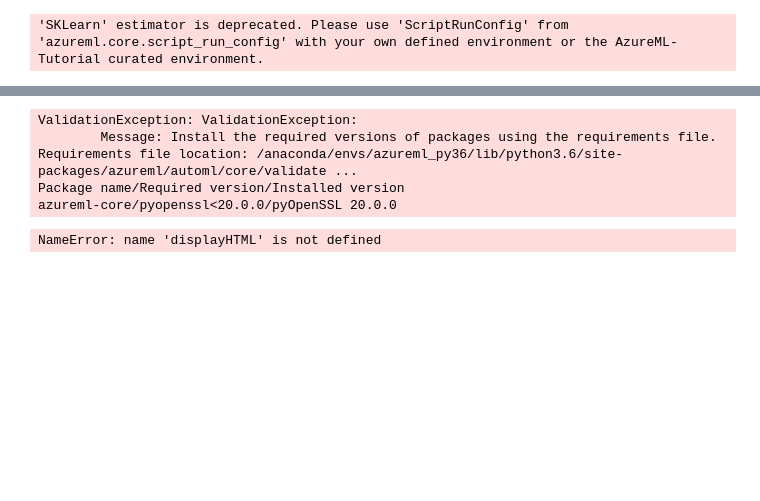
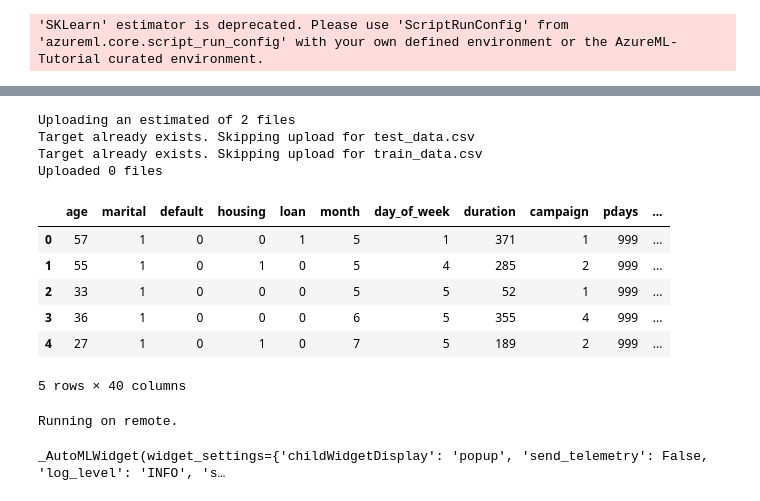
Before and after one commit to C4ball/Udacity_Optimizing_a_Pipeline_in_Azure, a Jupyter notebook: udacity-project.ipynb, the cells around one changed output, grey strips where cells are left out. Saved outputs shown, nothing was run; the diff lists cells and outputs as text; code cells hidden in the pictures; blank space fills up the shorter version.

```diff
--- a/udacity-project.ipynb
+++ b/udacity-project.ipynb
@@ -160,9 +167,12 @@ from azureml.data.dataset_factory import TabularDatasetFactory
 # "https://automlsamplenotebookdata.blob.core.windows.net/automl-sample-notebook-data/bankmarketing_train.csv"
 from azureml.core import Workspace, Dataset
 
+# dataset = Dataset.get_by_name(ws, name='Bank-marketing')
+# ds = dataset.to_pandas_dataframe()
 
 
-dataset = Dataset.get_by_name(ws, name='Bank-marketing')
+data_path = "https://automlsamplenotebookdata.blob.core.windows.net/automl-sample-notebook-data/bankmarketing_train.csv"
+dataset = TabularDatasetFactory.from_delimited_files(path=data_path)
 ds = dataset.to_pandas_dataframe()
 
 ### YOUR CODE HERE ###
@@ -176,3 +191,33 @@ df = x.join(y)
+# %%
+from azureml.core import Dataset
+#Export df to csv
+
+path = './outputs/'
+
+train_data.to_csv(path+'train_data.csv')
+test_data.to_csv(path+'test_data.csv')
+
+#Import csv as dataset
+datastore=ws.get_default_datastore()
+datastore.upload(src_dir=path)
+
+training_dataset = Dataset.Tabular.from_delimited_files(path = [(datastore, ('train_data.csv'))])
+test_dataset = Dataset.Tabular.from_delimited_files(path = [(datastore, ('test_data.csv'))])
+# %% [output]
+Uploading an estimated of 2 files
+Target already exists. Skipping upload for test_data.csv
+Target already exists. Skipping upload for train_data.csv
+Uploaded 0 files
+# %%
+df.head()
+# %% [output]
+|  | age | marital | default | housing | loan | month | day_of_week | duration | campaign | pdays | ... |
+| 0 | 57 | 1 | 0 | 0 | 1 | 5 | 1 | 371 | 1 | 999 | ... |
+| 1 | 55 | 1 | 0 | 1 | 0 | 5 | 4 | 285 | 2 | 999 | ... |
+| 2 | 33 | 1 | 0 | 0 | 0 | 5 | 5 | 52 | 1 | 999 | ... |
+| 3 | 36 | 1 | 0 | 0 | 0 | 6 | 5 | 355 | 4 | 999 | ... |
+| 4 | 27 | 1 | 0 | 1 | 0 | 7 | 5 | 189 | 2 | 999 | ... |
+5 rows × 40 columns
 # %%
 from azureml.train.automl import AutoMLConfig
 
@@ -190,18 +236,23 @@ automl_config = AutoMLConfig(
 # %%
 # Submit your automl run
-
+from azureml.core.experiment import Experiment
+from azureml.widgets import RunDetails
 # experiment=Experiment(ws,ws.name)
 
-local_run = experiment.submit(automl_config, show_output = True)
+exp = Experiment(workspace=ws, name="AutoML-project")
+automl_run = exp.submit(config = automl_config)
+
+
+RunDetails(automl_run).show()
+automl_run.wait_for_completion(show_output = True)
+assert(automl_run.get_status() == "Completed")
+
+
 ### YOUR CODE HERE ###
 # %% [output]
-ValidationException: ValidationException:
-        Message: Install the required versions of packages using the requirements file. Requirements file location: /anaconda/envs/azureml_py36/lib/python3.6/site-packages/azureml/automl/core/validate ...
-Package name/Required version/Installed version
-azureml-core/pyopenssl<20.0.0/pyOpenSSL 20.0.0
+Running on remote.
+_AutoMLWidget(widget_settings={'childWidgetDisplay': 'popup', 'send_telemetry': False, 'log_level': 'INFO', 's…
 # %%
-displayHTML("<a href={} target='_blank'>Azure Portal: {}</a>".format(local_run.get_portal_url(), local_run.id))
+displayHTML("<a href={} target='_blank'>Azure Portal: {}</a>".format(automl_run.get_portal_url(), automl_run.id))
-# %% [output]
-NameError: name 'displayHTML' is not defined
 # %%
 # Retrieve and save your best automl model.
```
Also changed, not shown: parts of 12 cells of this notebook.
